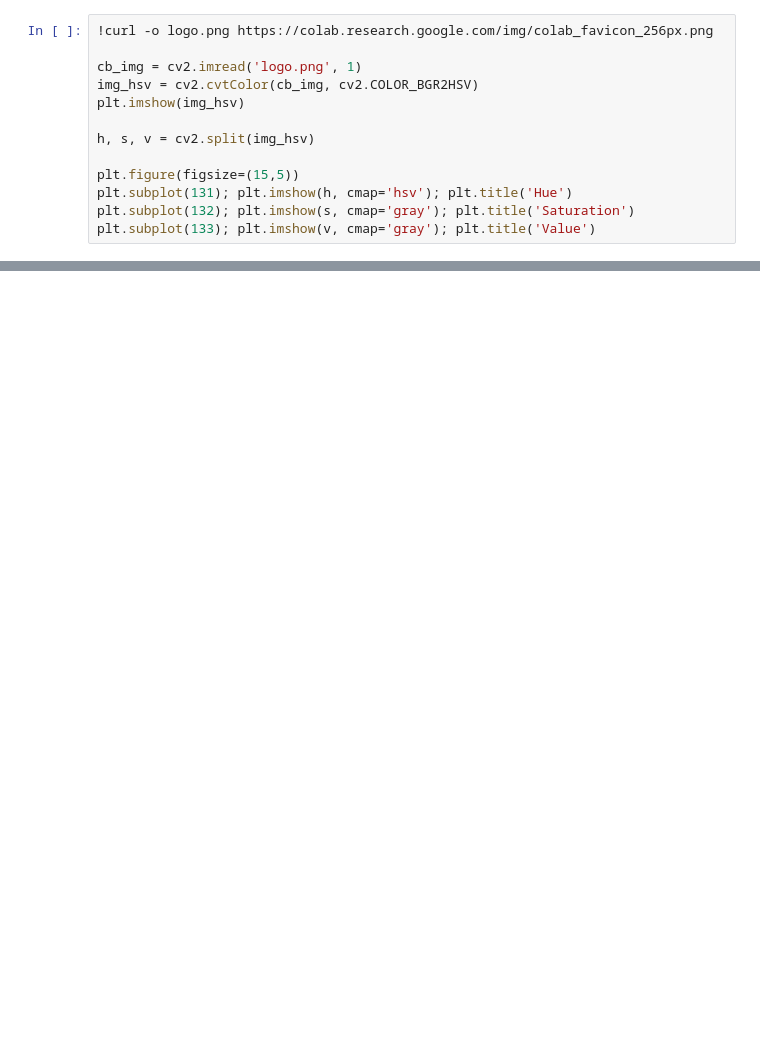
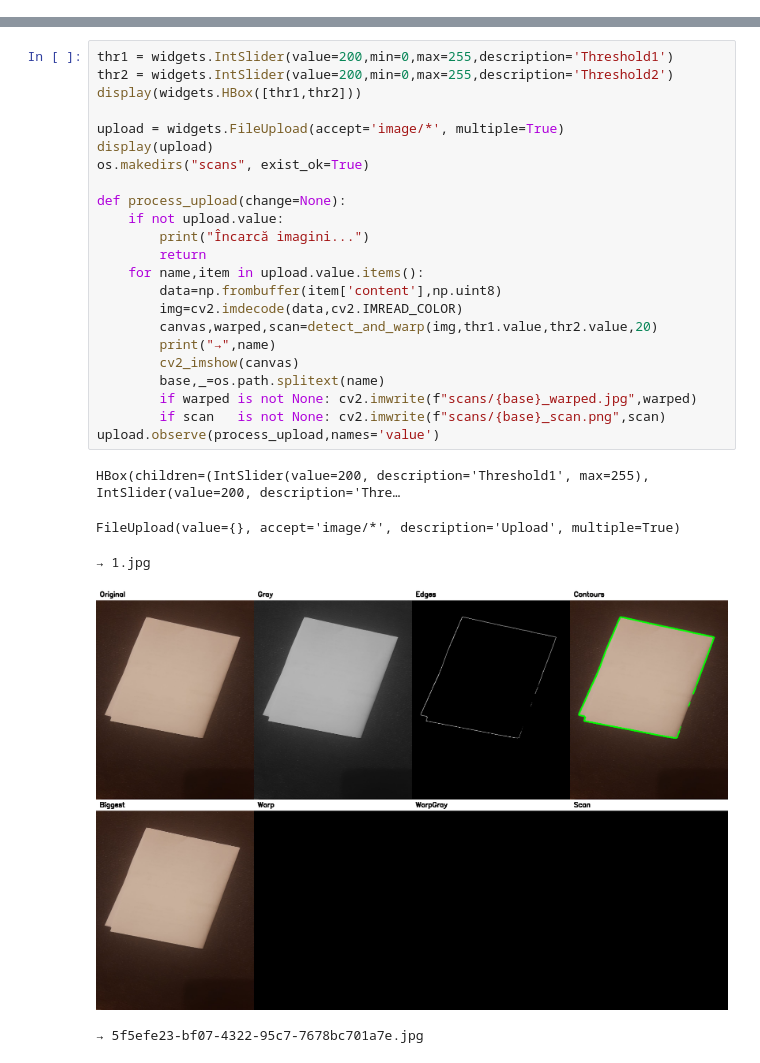
Before and after one commit to WebDev-Alex/ProiectIAPI, a Jupyter notebook: main.ipynb, the cells around one changed output, grey strips where cells are left out. Saved outputs shown, nothing was run; the diff lists cells and outputs as text; blank space fills up the shorter version.

Commit message:
Creat folosind Colaboratory

```diff
--- a/main.ipynb
+++ b/main.ipynb
@@ -51,13 +2,0 @@ Text(0.5, 1.0, 'merged image')
-# %%
-!curl -o logo.png https://colab.research.google.com/img/colab_favicon_256px.png
-
-cb_img = cv2.imread('logo.png', 1)
-img_hsv = cv2.cvtColor(cb_img, cv2.COLOR_BGR2HSV)
-plt.imshow(img_hsv)
-
-h, s, v = cv2.split(img_hsv)
-
-plt.figure(figsize=(15,5))
-plt.subplot(131); plt.imshow(h, cmap='hsv'); plt.title('Hue')
-plt.subplot(132); plt.imshow(s, cmap='gray'); plt.title('Saturation')
-plt.subplot(133); plt.imshow(v, cmap='gray'); plt.title('Value')
@@ -97,0 +131,29 @@ gray:  (260, 260)
+# %%
+thr1 = widgets.IntSlider(value=200,min=0,max=255,description='Threshold1')
+thr2 = widgets.IntSlider(value=200,min=0,max=255,description='Threshold2')
+display(widgets.HBox([thr1,thr2]))
+
+upload = widgets.FileUpload(accept='image/*', multiple=True)
+display(upload)
+os.makedirs("scans", exist_ok=True)
+
+def process_upload(change=None):
+    if not upload.value:
+        print("Încarcă imagini...")
+        return
+    for name,item in upload.value.items():
+        data=np.frombuffer(item['content'],np.uint8)
+        img=cv2.imdecode(data,cv2.IMREAD_COLOR)
+        canvas,warped,scan=detect_and_warp(img,thr1.value,thr2.value,20)
+        print("→",name)
+        cv2_imshow(canvas)
+        base,_=os.path.splitext(name)
+        if warped is not None: cv2.imwrite(f"scans/{base}_warped.jpg",warped)
+        if scan   is not None: cv2.imwrite(f"scans/{base}_scan.png",scan)
+upload.observe(process_upload,names='value')
+# %% [output]
+HBox(children=(IntSlider(value=200, description='Threshold1', max=255), IntSlider(value=200, description='Thre…
+FileUpload(value={}, accept='image/*', description='Upload', multiple=True)
+→ 1.jpg
+[figure, added]
+→ 5f5efe23-bf07-4322-95c7-7678bc701a7e.jpg
```
Also changed, not shown: parts of 17 cells of this notebook.
